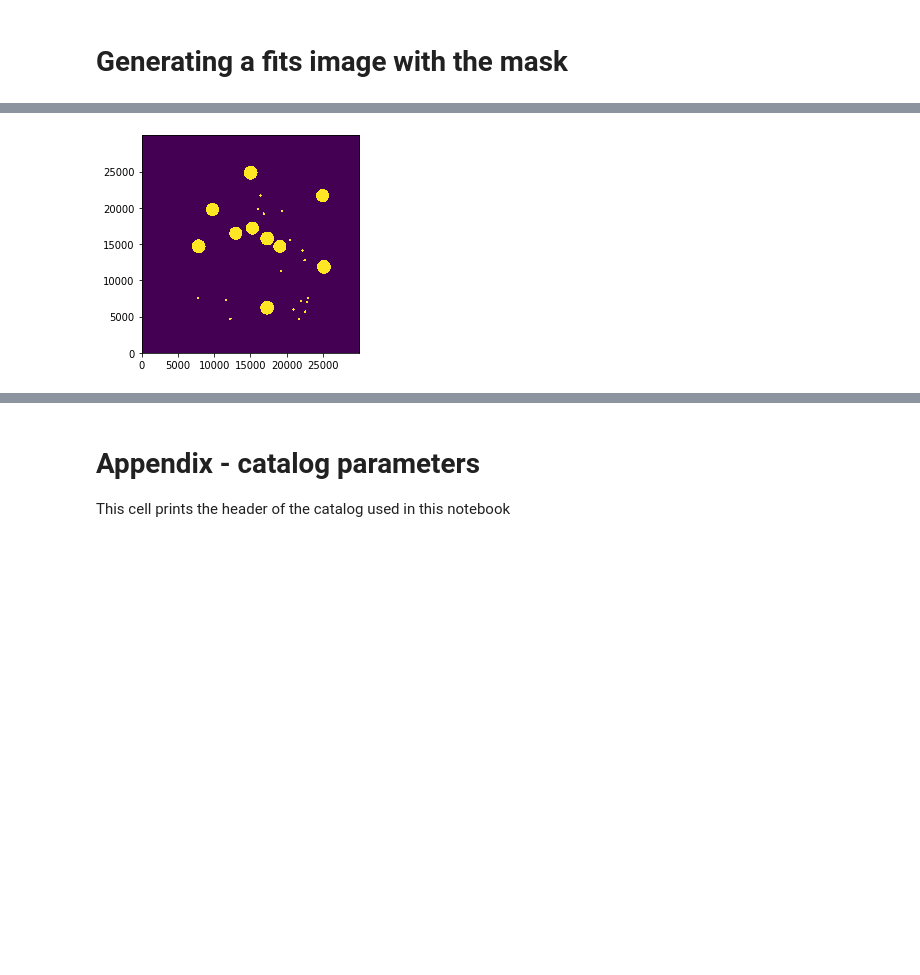
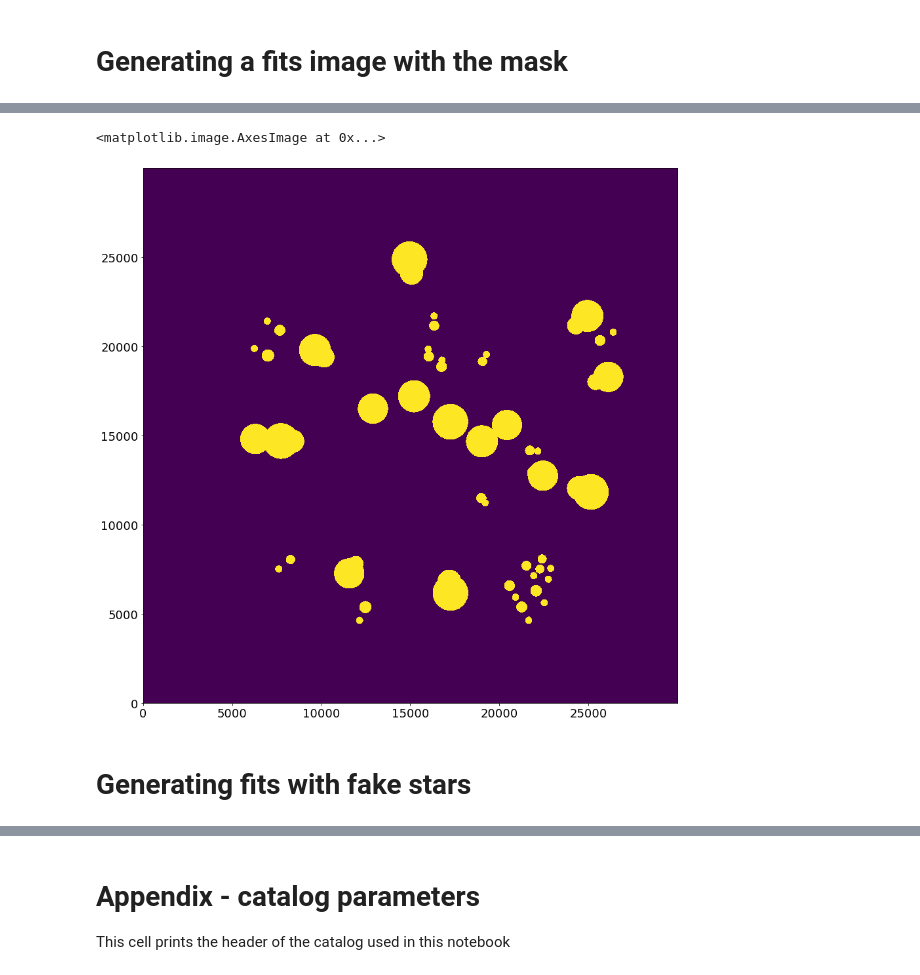
Before and after one commit to nicostrada/photo_mask, a Jupyter notebook: Ghost_Mask.ipynb, the cells around one changed output, grey strips where cells are left out. Saved outputs shown, nothing was run; the diff lists cells and outputs as text; code cells hidden in the pictures; blank space fills up the shorter version.

Commit message:
Add files via upload
Update of Ghost_Mask.ipynb and adding of Flags.ipynb

```diff
--- a/Ghost_Mask.ipynb
+++ b/Ghost_Mask.ipynb
@@ -212,0 +315,12 @@ Text(0, 0.5, 'Ghost radius [pixels]')
+# %%
+# This plot shows the diameter of the HANDMADE halos as a function of the MAG_AUTO
+AA     = np.vstack([mags, np.ones(len(mags))]).T
+mm, cc = np.linalg.lstsq(AA,rh,rcond=None)[0]
+r_halo = 0.99*mm*mags+1.05*cc
+mm=0.99*mm
+cc=1.05*cc
+plt.plot(mags,rh,'.')
+plt.plot(mags,r_halo,'r')
+
+plt.xlabel('MAG_AUTO ')
+plt.ylabel('Halos radius [pixels]')
@@ -247,22 +405,30 @@ for i in range(len(ghost_x)):
 # %%
-plt.figure(figsize=(12,12))
+plt.figure(figsize=(10,10))
 fig = plt.gcf()
 ax  = fig.gca()
 for i in range(len(xg)):
+    ax.add_artist(patches.Circle((xg[i], yg[i]), rg[i],fill=False, color='g'))                           # Ghosts - HANDMADE
+    ax.add_artist(patches.Circle((xh[i], yh[i]), rh[i],fill=False, color='g'))
+    plt.plot([xc,xg[i]],[yc,yg[i]],c='b')
+for i in range(len(xs)):
     ax.add_artist(patches.Circle((ghost_x[i], ghost_y[i]), ghost_rad[i],fill=False, color='tab:orange')) # Ghosts - AUTOMATIC
-    ax.add_artist(patches.Circle((xg[i], yg[i]), rg[i],fill=False, color='g'))                           # Ghosts - HANDMADE
-    plt.plot([xc,xg[i]],[yc,yg[i]],c='b')
-    plt.plot([xc,xs[i]],[yc,ys[i]],c='r')                            # Distance center - stars
+    ax.add_artist(patches.Circle((halos_x[i], halos_y[i]), halos_rad[i],fill=False, color='tab:orange')) # Ghosts - AUTOMATIC
+    #plt.plot([xc,xs[i]],[yc,ys[i]],c='r')                            # Distance center - stars
 
-plt.title('MACS 0416 - AUTOMATIC MASK')
+
+
+
+
 plt.plot(xc,yc,'*',label='centerof the field',c='r', markersize=10)   # Center of the field
-plt.plot(xs,ys,'.',label='stars MAG_AUTO < 10.5',    markersize=8)    # Stars
-plt.plot(xg,yg,'.',label='handmade ghosts',c='g',    markersize=8)    # Center of the ghosts
-plt.plot(ghost_x,ghost_y,'.',label='automatic ghosts',c='tab:orange',markersize=8)     # Center of the ghosts - HANDMADE!
+plt.plot(xs,ys,'.',label='Stars with MAG_AUTO_r < 10.5 (Satured)',    markersize=8)    # Stars
+plt.plot(xg,yg,'.',label='Center of the handmade ghosts',c='g',    markersize=8)    # Center of the ghosts
+plt.plot(ghost_x,ghost_y,'.',label='Center of the automatic ghosts',c='tab:orange',markersize=8)     # Center of the ghosts - HANDMADE!
 
 plt.legend()
+plt.xlim(4000,27000)
+plt.ylim(4000,27000)
 
-
-plt.savefig('Ghost_mask.png',dpi=300)
+plt.title('MASK GENERATOR MACS0416 - STEP 3: Adding halos')
+plt.savefig('Ghost_mask_STEP3.png',dpi=300)
 plt.show()
 # %% [output]
@@ -274,6 +452,7 @@ plt.show()
 region = []
 for i in range(len(ghost_x)):
     region.append('image;circle('+str(ghost_x[i])+', '+str(ghost_y[i])+', '+str(ghost_rad[i])+')')
+    region.append('image;circle('+str(halos_x[i])+', '+str(halos_y[i])+', '+str(halos_rad[i])+')')
 region = np.array(region)
 region = "\n".join(region)
 
@@ -290,5 +506,9 @@ hdu_output.writeto('mask_0416.fits',overwrite=True)
 # %%
+plt.figure(figsize=(15,15))
 plt.imshow(mask, origin="lower", interpolation="nearest")
-plt.savefig('Ghost_mask2.png',dpi=300)
+#plt.savefig('Ghost_mask2.png',dpi=100)
 # %% [output]
+<matplotlib.image.AxesImage at 0x...>
-[figure, old version]
+[figure, new version]
+# %% [markdown]
+# Generating fits with fake stars
```
Also changed, not shown: parts of 27 cells of this notebook, 1 other file.
